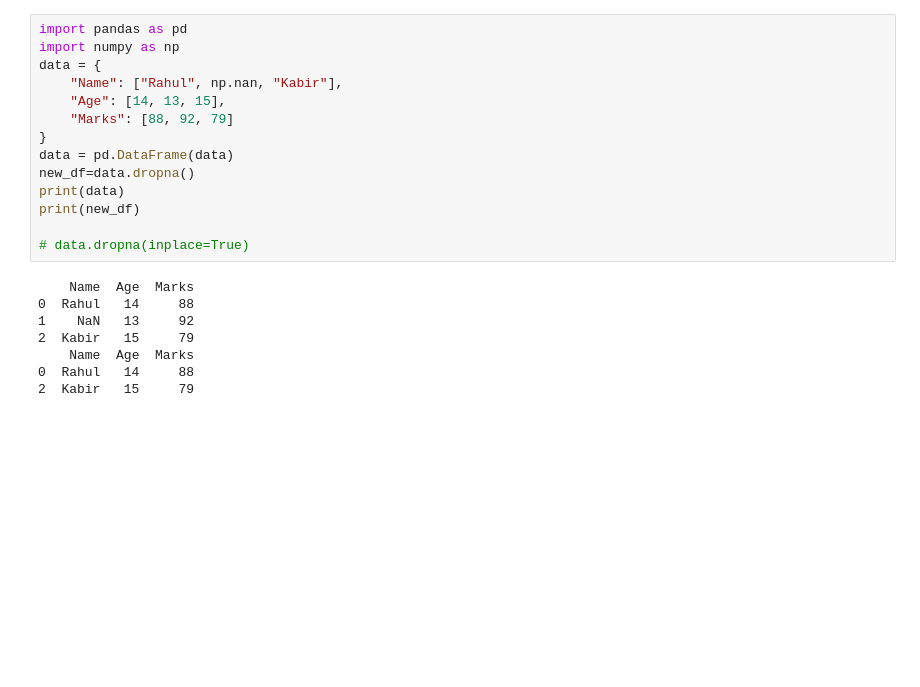
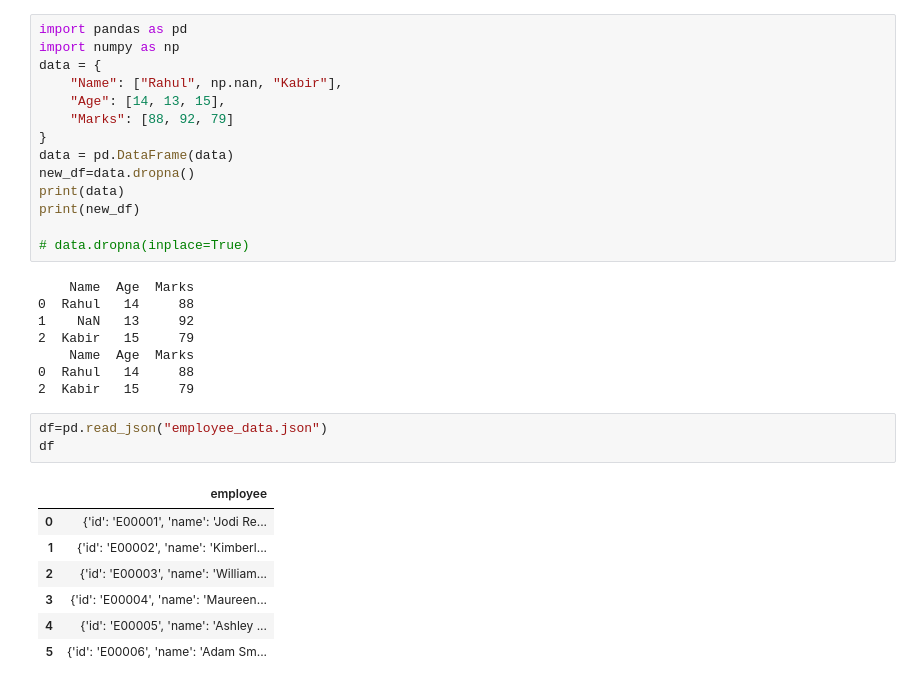
Before and after one commit to rizwankhan2664-byte/rizwan-_khan-_2025, a Jupyter notebook: mycode.ipynb, the cells around one changed output. Cells and saved outputs as stored; diff of their text form; blank space fills up the shorter version.

```diff
--- a/mycode.ipynb
+++ b/mycode.ipynb
@@ -160,3 +160,14 @@ print(new_df)
     Name  Age  Marks
 0  Rahul   14     88
 2  Kabir   15     79
+# %%
+df=pd.read_json("employee_data.json")
+df
+# %% [output]
+|  | employee |
+| 0 | {'id': 'E00001', 'name': 'Jodi Re... |
+| 1 | {'id': 'E00002', 'name': 'Kimberl... |
+| 2 | {'id': 'E00003', 'name': 'William... |
+| 3 | {'id': 'E00004', 'name': 'Maureen... |
+| 4 | {'id': 'E00005', 'name': 'Ashley ... |
+| 5 | {'id': 'E00006', 'name': 'Adam Sm... |
```
Also changed, not shown: parts of 5 cells of this notebook, 2 other files.
